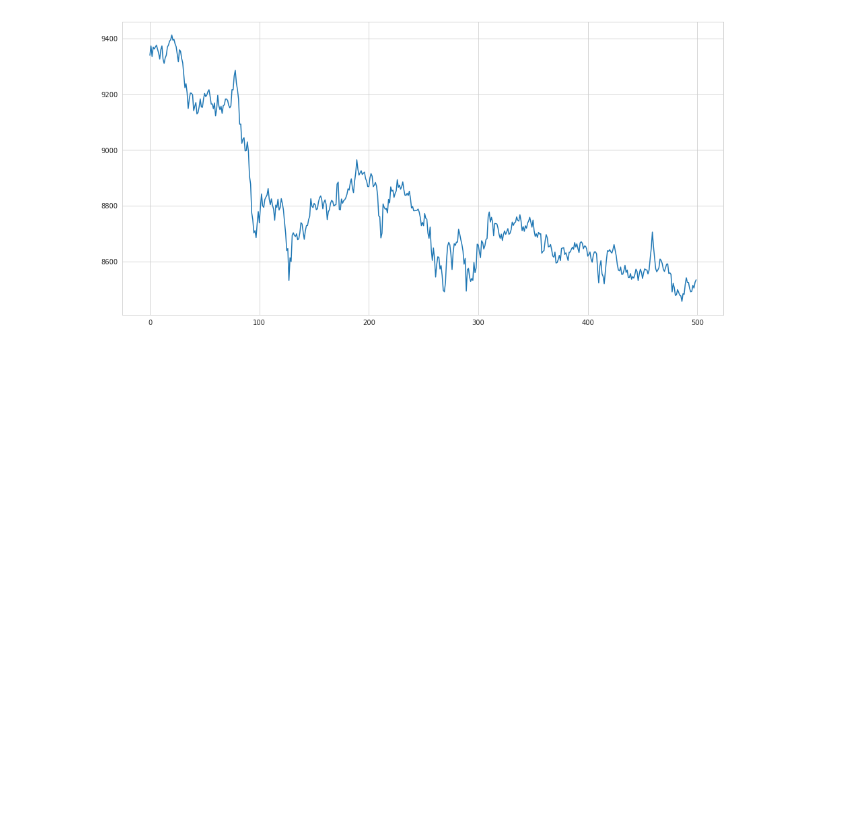
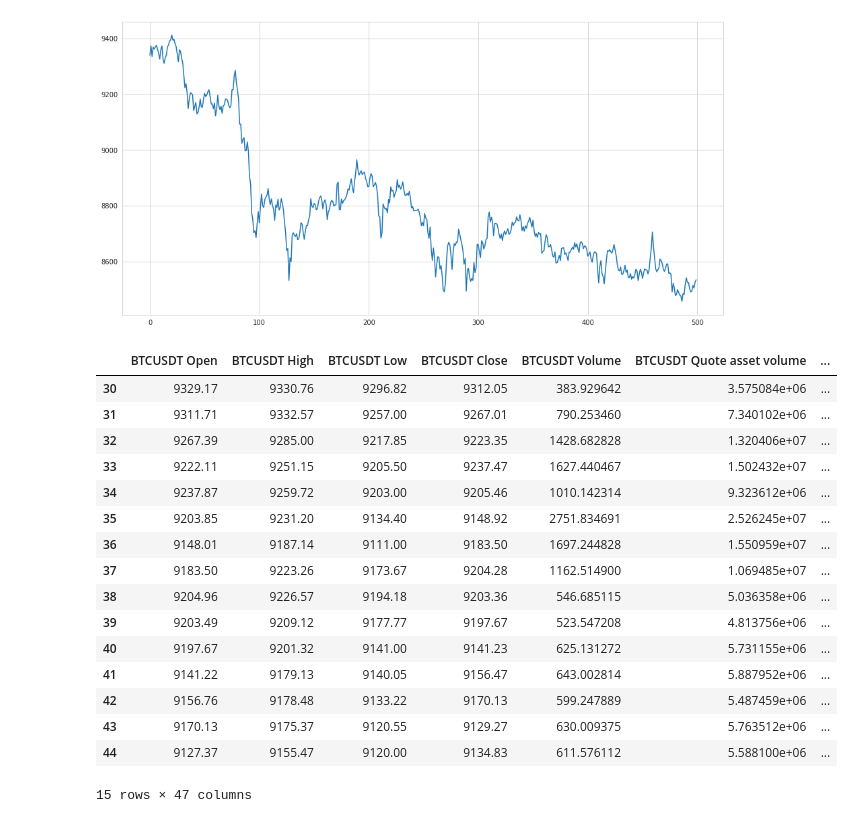
Before and after one commit to OhGreat/Machine-Learning, a Jupyter notebook: Tensorflow/Bitcoin/bitcoin_binance.ipynb, the cells around one changed output. Cells and saved outputs as stored; diff of their text form; code cells hidden in the pictures; blank space fills up the shorter version.

```diff
--- a/Tensorflow/Bitcoin/bitcoin_binance.ipynb
+++ b/Tensorflow/Bitcoin/bitcoin_binance.ipynb
@@ -181,7 +181,7 @@ coins['BTCUSDT Close'].iloc[:500].plot()
 [figure]
 # %%
 SEQUENCE_LEN = 240
-FUTURE_PERIOD_PREDICT = 10
+FUTURE_PERIOD_PREDICT = 15
 RATIO_TO_PREDICT = 'BTCUSDT'
 # %%
 def classify(current_price, future_price):
@@ -189,2 +189,24 @@ def classify(current_price, future_price):
         return 1
     return 0
+# %%
+coins['Future Value'] = coins['BTCUSDT Close'].shift(-FUTURE_PERIOD_PREDICT)
+# %%
+coins[30:45]
+# %% [output]
+|  | BTCUSDT Open | BTCUSDT High | BTCUSDT Low | BTCUSDT Close | BTCUSDT Volume | BTCUSDT Quote asset volume | ... |
+| 30 | 9329.17 | 9330.76 | 9296.82 | 9312.05 | 383.929642 | 3.575084e+06 | ... |
+| 31 | 9311.71 | 9332.57 | 9257.00 | 9267.01 | 790.253460 | 7.340102e+06 | ... |
+| 32 | 9267.39 | 9285.00 | 9217.85 | 9223.35 | 1428.682828 | 1.320406e+07 | ... |
+| 33 | 9222.11 | 9251.15 | 9205.50 | 9237.47 | 1627.440467 | 1.502432e+07 | ... |
+| 34 | 9237.87 | 9259.72 | 9203.00 | 9205.46 | 1010.142314 | 9.323612e+06 | ... |
+| 35 | 9203.85 | 9231.20 | 9134.40 | 9148.92 | 2751.834691 | 2.526245e+07 | ... |
+| 36 | 9148.01 | 9187.14 | 9111.00 | 9183.50 | 1697.244828 | 1.550959e+07 | ... |
+| 37 | 9183.50 | 9223.26 | 9173.67 | 9204.28 | 1162.514900 | 1.069485e+07 | ... |
+| 38 | 9204.96 | 9226.57 | 9194.18 | 9203.36 | 546.685115 | 5.036358e+06 | ... |
+| 39 | 9203.49 | 9209.12 | 9177.77 | 9197.67 | 523.547208 | 4.813756e+06 | ... |
+| 40 | 9197.67 | 9201.32 | 9141.00 | 9141.23 | 625.131272 | 5.731155e+06 | ... |
+| 41 | 9141.22 | 9179.13 | 9140.05 | 9156.47 | 643.002814 | 5.887952e+06 | ... |
+| 42 | 9156.76 | 9178.48 | 9133.22 | 9170.13 | 599.247889 | 5.487459e+06 | ... |
+| 43 | 9170.13 | 9175.37 | 9120.55 | 9129.27 | 630.009375 | 5.763512e+06 | ... |
+| 44 | 9127.37 | 9155.47 | 9120.00 | 9134.83 | 611.576112 | 5.588100e+06 | ... |
+15 rows × 47 columns
```
Also changed, not shown: parts of 1 cell of this notebook.
